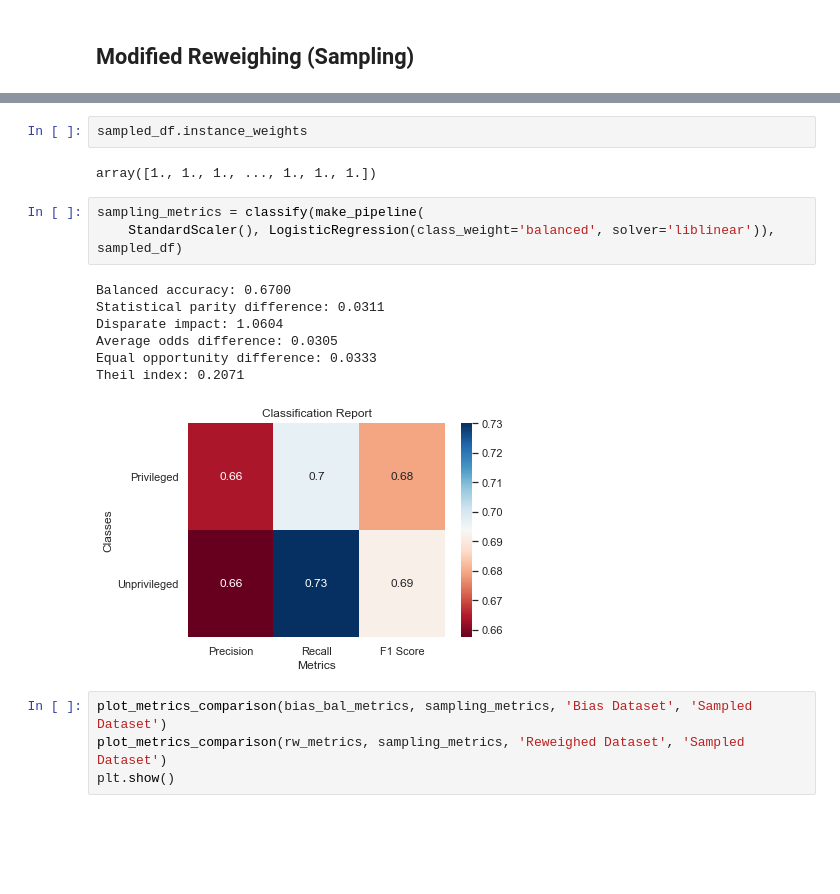
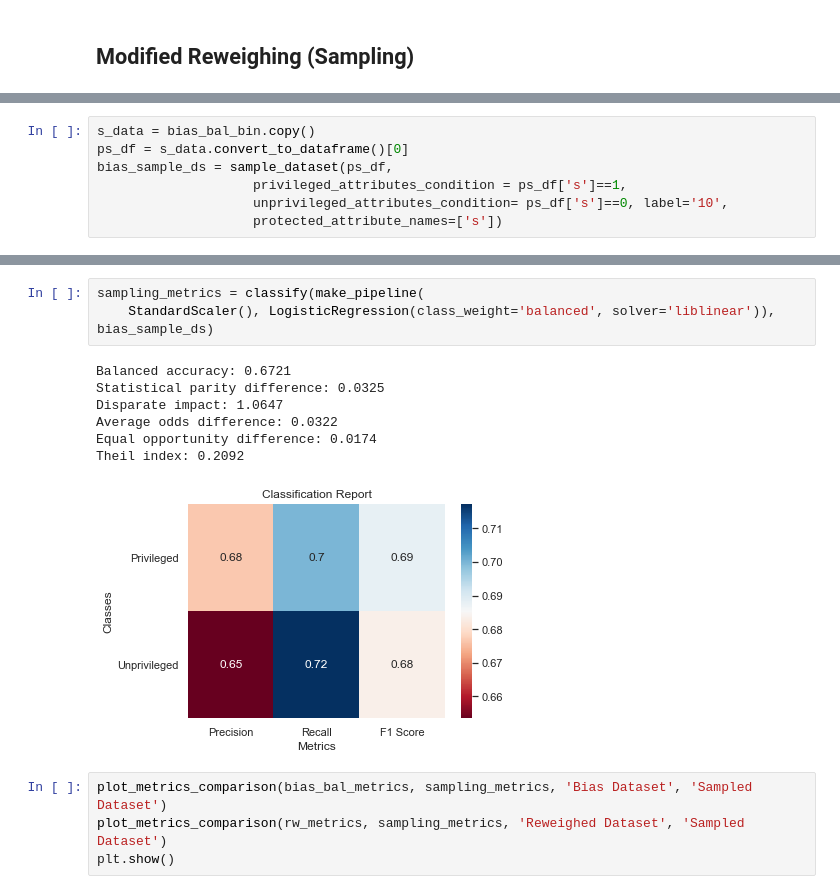
Before and after one commit to giordanoDaloisio/bias-mitigation-methods, a Jupyter notebook: Synthetic.ipynb, the cells around one changed output, grey strips where cells are left out. Cells and saved outputs as stored; diff of their text form; blank space fills up the shorter version.

```diff
--- a/Synthetic.ipynb
+++ b/Synthetic.ipynb
@@ -865 +879,8 @@ sampled_df = BinaryLabelDataset(df=df_new, protected_attribute_names=['s'], labe
+# %%
+s_data = bias_bal_bin.copy()
+ps_df = s_data.convert_to_dataframe()[0]
+bias_sample_ds = sample_dataset(ps_df,
+                    privileged_attributes_condition = ps_df['s']==1,
+                    unprivileged_attributes_condition= ps_df['s']==0, label='10',
+                    protected_attribute_names=['s'])
 # %%
@@ -867,21 +888,17 @@ metrics = compute_dataset_fairness_metrics(sampled_df,unprivileged_group, privil
 # %% [output]
 Disparate Impact = 1.0000
 Statistical Parity = 0.0000
-# %%
-sampled_df.instance_weights
-# %% [output]
-array([1., 1., 1., ..., 1., 1., 1.])
 # %%
 sampling_metrics = classify(make_pipeline(
-    StandardScaler(), LogisticRegression(class_weight='balanced', solver='liblinear')), sampled_df)
+    StandardScaler(), LogisticRegression(class_weight='balanced', solver='liblinear')), bias_sample_ds)
 # %% [output]
-Balanced accuracy: 0.6700
-Statistical parity difference: 0.0311
-Disparate impact: 1.0604
-Average odds difference: 0.0305
-Equal opportunity difference: 0.0333
-Theil index: 0.2071
+Balanced accuracy: 0.6721
+Statistical parity difference: 0.0325
+Disparate impact: 1.0647
+Average odds difference: 0.0322
+Equal opportunity difference: 0.0174
+Theil index: 0.2092
-[figure, old version]
+[figure, new version]
 # %%
 plot_metrics_comparison(bias_bal_metrics, sampling_metrics, 'Bias Dataset', 'Sampled Dataset')
 plot_metrics_comparison(rw_metrics, sampling_metrics, 'Reweighed Dataset', 'Sampled Dataset')
```
Also changed, not shown: parts of 28 cells of this notebook.
